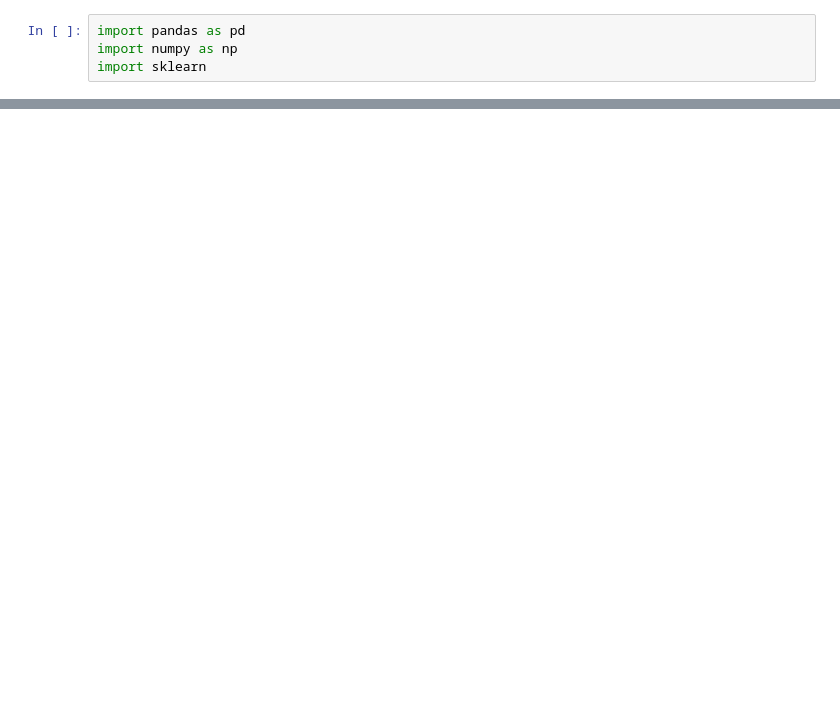
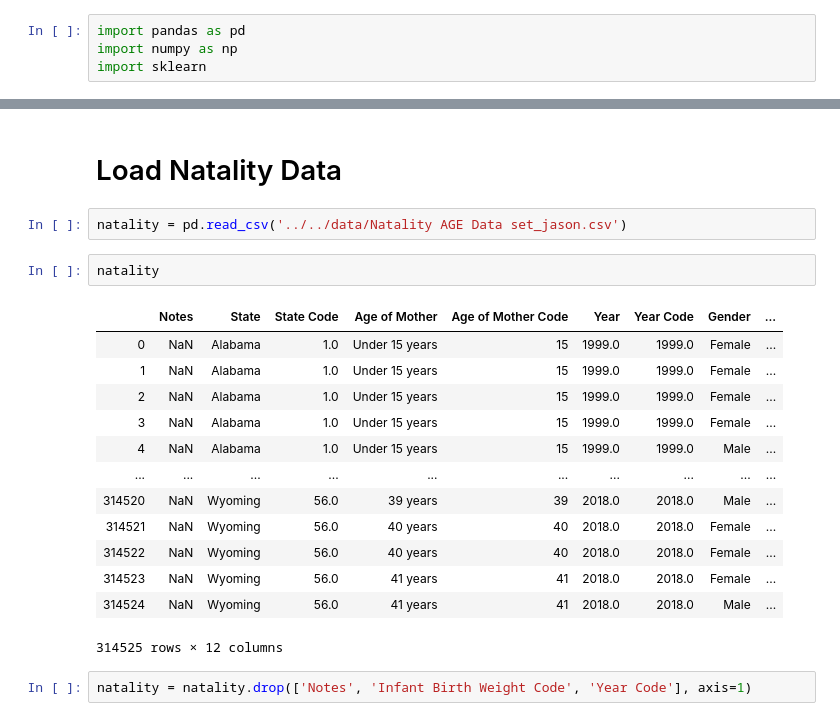
Before and after one commit to edwin-back/Capstone_CDC_Infant_Mortality, a Jupyter notebook: Edwin/EDA_Capstone.ipynb, the cells around one changed output, grey strips where cells are left out. Saved outputs shown, nothing was run; the diff lists cells and outputs as text; blank space fills up the shorter version.

Commit message:
loaded natality data, created basic plots

```diff
--- a/Edwin/EDA_Capstone.ipynb
+++ b/Edwin/EDA_Capstone.ipynb
@@ -167,0 +177,22 @@ nat2018Parser()
+# %% [markdown]
+# Load Natality Data
+# %%
+natality = pd.read_csv('../../data/Natality AGE Data set_jason.csv')
+# %%
+natality
+# %% [output]
+|  | Notes | State | State Code | Age of Mother | Age of Mother Code | Year | Year Code | Gender | ... |
+| 0 | NaN | Alabama | 1.0 | Under 15 years | 15 | 1999.0 | 1999.0 | Female | ... |
+| 1 | NaN | Alabama | 1.0 | Under 15 years | 15 | 1999.0 | 1999.0 | Female | ... |
+| 2 | NaN | Alabama | 1.0 | Under 15 years | 15 | 1999.0 | 1999.0 | Female | ... |
+| 3 | NaN | Alabama | 1.0 | Under 15 years | 15 | 1999.0 | 1999.0 | Female | ... |
+| 4 | NaN | Alabama | 1.0 | Under 15 years | 15 | 1999.0 | 1999.0 | Male | ... |
+| ... | ... | ... | ... | ... | ... | ... | ... | ... | ... |
+| 314520 | NaN | Wyoming | 56.0 | 39 years | 39 | 2018.0 | 2018.0 | Male | ... |
+| 314521 | NaN | Wyoming | 56.0 | 40 years | 40 | 2018.0 | 2018.0 | Female | ... |
+| 314522 | NaN | Wyoming | 56.0 | 40 years | 40 | 2018.0 | 2018.0 | Female | ... |
+| 314523 | NaN | Wyoming | 56.0 | 41 years | 41 | 2018.0 | 2018.0 | Female | ... |
+| 314524 | NaN | Wyoming | 56.0 | 41 years | 41 | 2018.0 | 2018.0 | Male | ... |
+314525 rows × 12 columns
+# %%
+natality = natality.drop(['Notes', 'Infant Birth Weight Code', 'Year Code'], axis=1)
```
Also changed, not shown: parts of 19 cells of this notebook, 1 other file.
